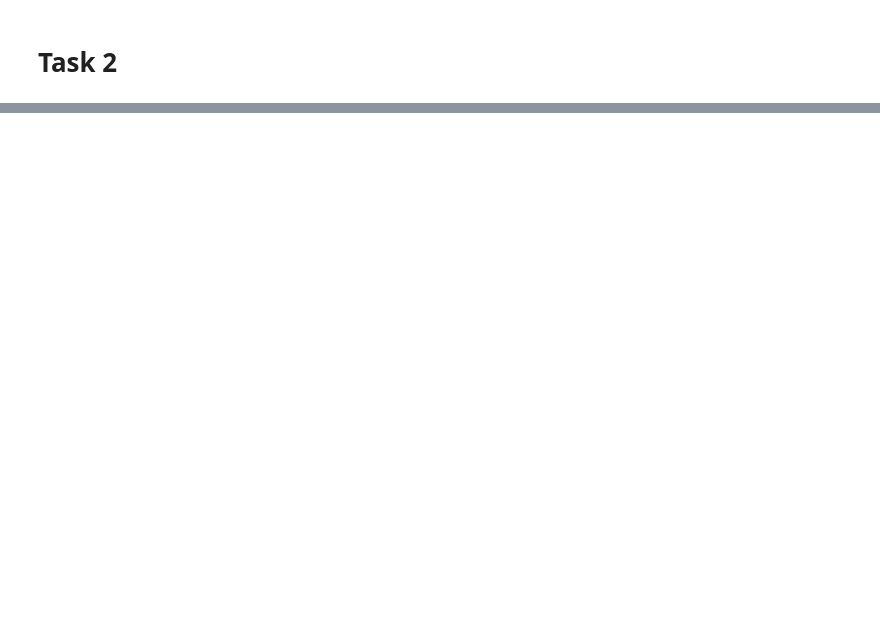
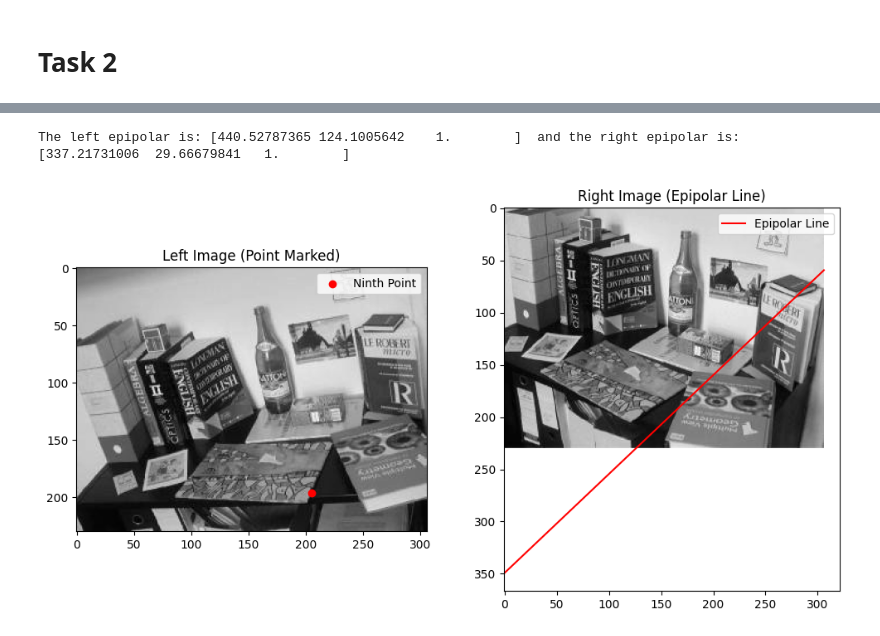
Before and after one commit to OLIVIERKANAMUGIRE/3D_Computer_vision, a Jupyter notebook: task_8/template.ipynb, the cells around one changed output, grey strips where cells are left out. Saved outputs shown, nothing was run; the diff lists cells and outputs as text; code cells hidden in the pictures; blank space fills up the shorter version.

Commit message:
new points chosen

```diff
--- a/task_8/template.ipynb
+++ b/task_8/template.ipynb
@@ -93,0 +130,4 @@ def norm_points(points):
+# %%
+# Build matrix A using first 8 points
+A = build_matrix_A(norm_p1[:8], norm_p2[:8])
+A.shape
@@ -93,0 +136,4 @@ def norm_points(points):
+# %%
+# Compute fundamental matrix
+F = compute_fundamental_matrix(A)
+F.shape
@@ -93,0 +142,8 @@ def norm_points(points):
+# %%
+# Enforce rank-2 constraint
+F_dash = enforce_rank_2(F)
+# %%
+# Denormalize fundamental matrix
+
+F_final = T2.T @ F_dash @ T1
+F_final
@@ -114,0 +170,56 @@ plt.show()
+# %%
+# TODO Use F to find left and right epipoles
+def compute_epipoles(F):
+    """Find the left and right epipoles from the fundamental matrix F."""
+    U, S, Vt = np.linalg.svd(F)
+    e_left = Vt[-1]  # Right null space of F (left image epipole)
+    e_right = U[:, -1]  # Left null space of F (right image epipole)
+
+    # Normalization
+    e_left /= e_left[-1]
+    e_right /= e_right[-1]
+
+    return e_left, e_right
+
+def compute_epipolar_line(F, point):
+    """Compute the epipolar line l' in the right image given point p in the left image."""
+    p_h = np.array([*point, 1])  # Convert to homogeneous coordinates
+    line = F @ p_h
+    return line
+
+# Compute epipoles
+eL, eR = compute_epipoles(F_final)
+print('The left epipolar is:', eL,' and the right epipolar is:', eR)
+
+# TODO Plot the ninth point to the left image and right epipolar line to right
+# Find the line coefficients from F @ el and plot the line
+
+ninth_point_left = points1[8]  # Ninth point in left image
+epipolar_line_right = compute_epipolar_line(F_final, ninth_point_left)
+
+# Plot images and epipolar geometry
+fig, ax = plt.subplots(1, 2, figsize=(12, 6))
+
+# Plot left image with the ninth point
+ax[0].imshow(img1, cmap="gray")
+ax[0].scatter(ninth_point_left[0], ninth_point_left[1], color='red', marker='o', label="Ninth Point")
+ax[0].set_title("Left Image (Point Marked)")
+ax[0].legend()
+
+# Plot right image with the epipolar line
+ax[1].imshow(img2, cmap="gray")
+
+# Epipolar line equation: ax + by + c = 0
+a, b, c = epipolar_line_right
+x_vals = np.array([0, img2.shape[1]])  # Image width limits
+y_vals = (-a * x_vals - c) / b  # Solve for y
+
+# Plot the epipolar line
+ax[1].plot(x_vals, y_vals, 'r', label="Epipolar Line")
+ax[1].set_title("Right Image (Epipolar Line)")
+ax[1].legend()
+
+plt.show()
+# %% [output]
+The left epipolar is: [440.52787365 124.1005642    1.        ]  and the right epipolar is: [337.21731006  29.66679841   1.        ]
+[figure, added]
```
Also changed, not shown: parts of 11 cells of this notebook.
